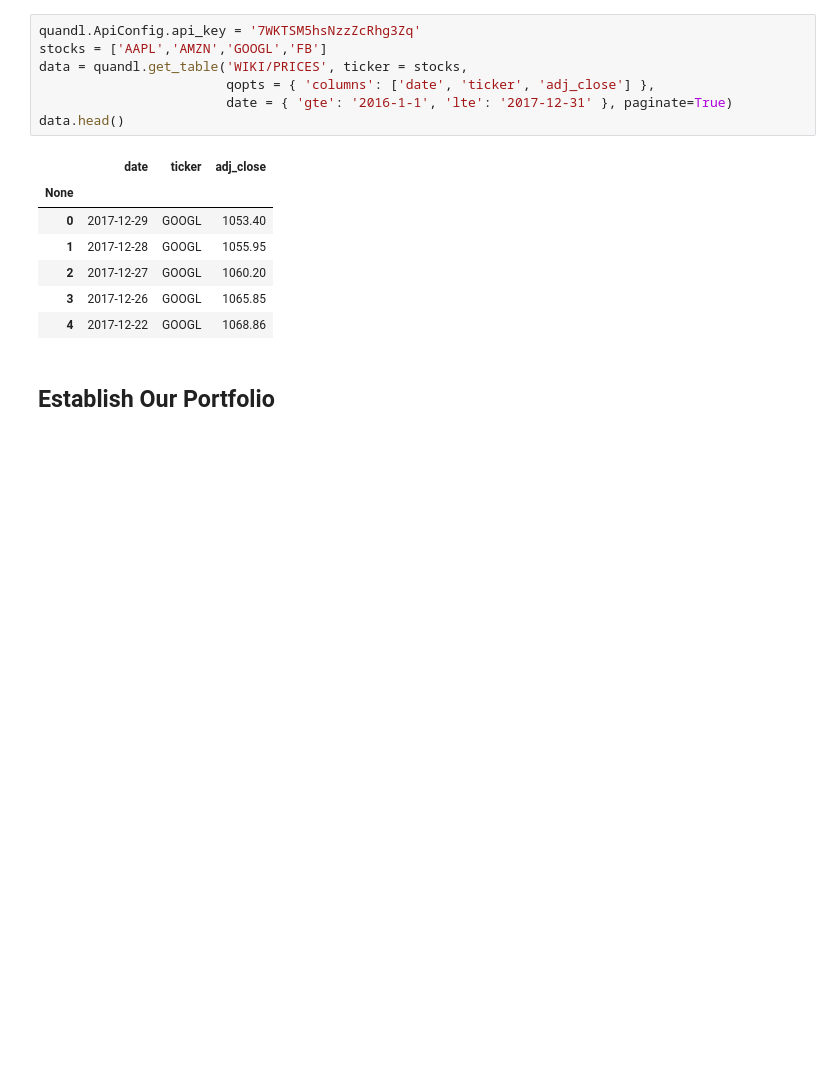
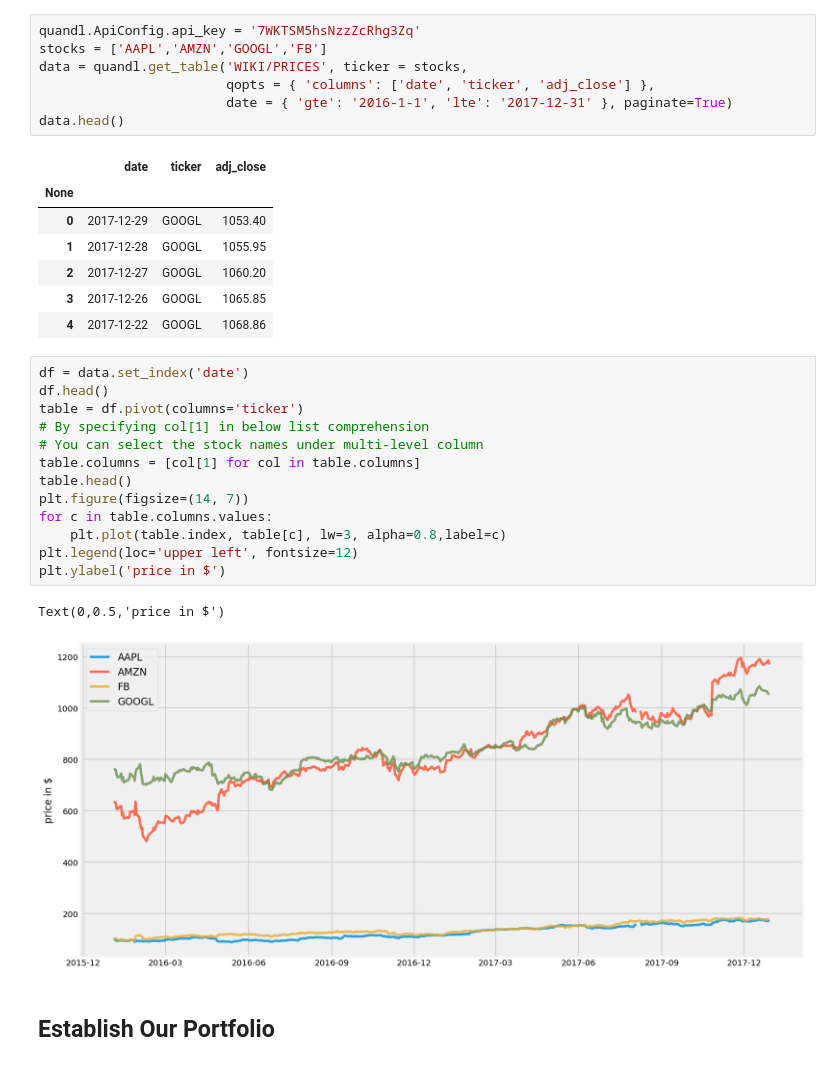
Before and after one commit to AashinShazar/TradingML, a Jupyter notebook: PortfolioOptimizer/PortfolioOptimizer .ipynb, the cells around one changed output. Cells and saved outputs as stored; diff of their text form; blank space fills up the shorter version.

```diff
--- a/PortfolioOptimizer/PortfolioOptimizer .ipynb
+++ b/PortfolioOptimizer/PortfolioOptimizer .ipynb
@@ -36,6 +42,22 @@ data.head()
 | 2 | 2017-12-27 | GOOGL | 1060.20 |
 | 3 | 2017-12-26 | GOOGL | 1065.85 |
 | 4 | 2017-12-22 | GOOGL | 1068.86 |
+# %%
+df = data.set_index('date')
+df.head()
+table = df.pivot(columns='ticker')
+# By specifying col[1] in below list comprehension
+# You can select the stock names under multi-level column
+table.columns = [col[1] for col in table.columns]
+table.head()
+plt.figure(figsize=(14, 7))
+for c in table.columns.values:
+    plt.plot(table.index, table[c], lw=3, alpha=0.8,label=c)
+plt.legend(loc='upper left', fontsize=12)
+plt.ylabel('price in $')
+# %% [output]
+Text(0,0.5,'price in $')
+[figure, added]
 # %% [markdown]
 ## Establish Our Portfolio
 # %% [markdown]
```
Also changed, not shown: parts of 11 cells of this notebook.
